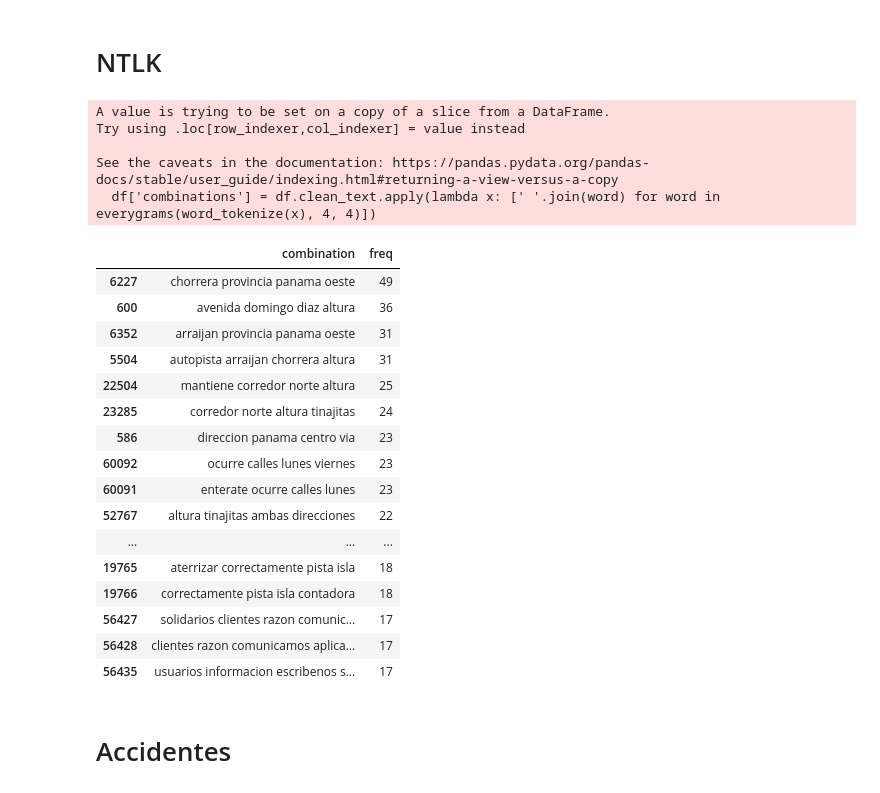
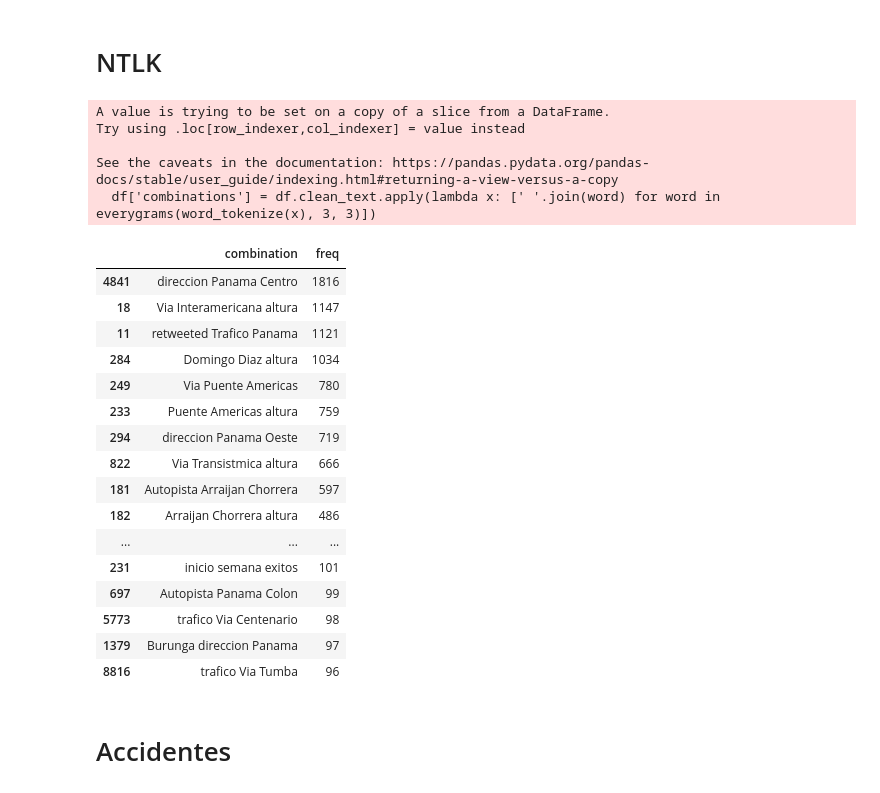
Before and after one commit to Liu-Lc/TwitterTraffic-Pty, a Jupyter notebook: TweetData/clean_data.ipynb, the cells around one changed output. Saved outputs shown, nothing was run; the diff lists cells and outputs as text; code cells hidden in the pictures.

```diff
--- a/TweetData/clean_data.ipynb
+++ b/TweetData/clean_data.ipynb
@@ -51,7 +51,7 @@ short_df = df_clean[['tweet_id', 'clean_text',
     'isincident', 'isaccident', 'isobstacle', 'isdanger', 'incident_desc']].copy()
 # %%
 # short_df = pd.read_csv('tweets-2018-2020-clean.csv')
-short_df = pd.read_csv('tweets-2018-2020-clean.csv')
+short_df = pd.read_csv('tweets-2016-2017-clean.csv')
 short_df.drop('Unnamed: 0', axis=1, inplace=True)
 ## Fill NaN with None (if condition is false, then None)
 short_df = short_df.where(pd.notnull(short_df), None)
@@ -92,8 +97,8 @@ len(short_df[extract])
 # %%
-short_df.loc[extract, 'isincident'] = True
+short_df.loc[extract, 'isincident'] = False
 short_df.loc[extract, 'isaccident'] = False
 short_df.loc[extract, 'isobstacle'] = False
-short_df.loc[extract, 'isdanger'] = True
-short_df.loc[extract, 'incident_desc1'] = 'transporte'
+short_df.loc[extract, 'isdanger'] = False
+short_df.loc[extract, 'incident_desc1'] = ''
 # %%
 ## Check the true with the keyword
@@ -146,35 +151,35 @@ freq
 from nltk import everygrams, word_tokenize, FreqDist
 # %%
 df = short_df[short_df.isincident.isnull()]
-df['combinations'] = df.clean_text.apply(lambda x: [' '.join(word) for word in everygrams(word_tokenize(x), 4, 4)])
+df['combinations'] = df.clean_text.apply(lambda x: [' '.join(word) for word in everygrams(word_tokenize(x), 3, 3)])
 # %% [output]
 A value is trying to be set on a copy of a slice from a DataFrame.
 Try using .loc[row_indexer,col_indexer] = value instead
 
 See the caveats in the documentation: https://pandas.pydata.org/pandas-docs/stable/user_guide/indexing.html#returning-a-view-versus-a-copy
-  df['combinations'] = df.clean_text.apply(lambda x: [' '.join(word) for word in everygrams(word_tokenize(x), 4, 4)])
+  df['combinations'] = df.clean_text.apply(lambda x: [' '.join(word) for word in everygrams(word_tokenize(x), 3, 3)])
 # %%
 df1 = pd.DataFrame(list(FreqDist([''.join(y) for x in df['combinations'] for y in x]).items()), columns=['combination', 'freq'])
 # %%
-df1.sort_values('freq', ascending=False).head(20)
+df1.sort_values('freq', ascending=False).head(100)
 # %% [output]
 |  | combination | freq |
-| 6227 | chorrera provincia panama oeste | 49 |
-| 600 | avenida domingo diaz altura | 36 |
-| 6352 | arraijan provincia panama oeste | 31 |
-| 5504 | autopista arraijan chorrera altura | 31 |
-| 22504 | mantiene corredor norte altura | 25 |
-| 23285 | corredor norte altura tinajitas | 24 |
-| 586 | direccion panama centro via | 23 |
-| 60092 | ocurre calles lunes viernes | 23 |
-| 60091 | enterate ocurre calles lunes | 23 |
-| 52767 | altura tinajitas ambas direcciones | 22 |
+| 4841 | direccion Panama Centro | 1816 |
+| 18 | Via Interamericana altura | 1147 |
+| 11 | retweeted Trafico Panama | 1121 |
+| 284 | Domingo Diaz altura | 1034 |
+| 249 | Via Puente Americas | 780 |
+| 233 | Puente Americas altura | 759 |
+| 294 | direccion Panama Oeste | 719 |
+| 822 | Via Transistmica altura | 666 |
+| 181 | Autopista Arraijan Chorrera | 597 |
+| 182 | Arraijan Chorrera altura | 486 |
 | ... | ... | ... |
-| 19765 | aterrizar correctamente pista isla | 18 |
-| 19766 | correctamente pista isla contadora | 18 |
-| 56427 | solidarios clientes razon comunic... | 17 |
-| 56428 | clientes razon comunicamos aplica... | 17 |
-| 56435 | usuarios informacion escribenos s... | 17 |
+| 231 | inicio semana exitos | 101 |
+| 697 | Autopista Panama Colon | 99 |
+| 5773 | trafico Via Centenario | 98 |
+| 1379 | Burunga direccion Panama | 97 |
+| 8816 | trafico Via Tumba | 96 |
 # %% [markdown]
 # Accidentes
 # %%
```
Also changed, not shown: parts of 25 cells of this notebook, 1 other file.
